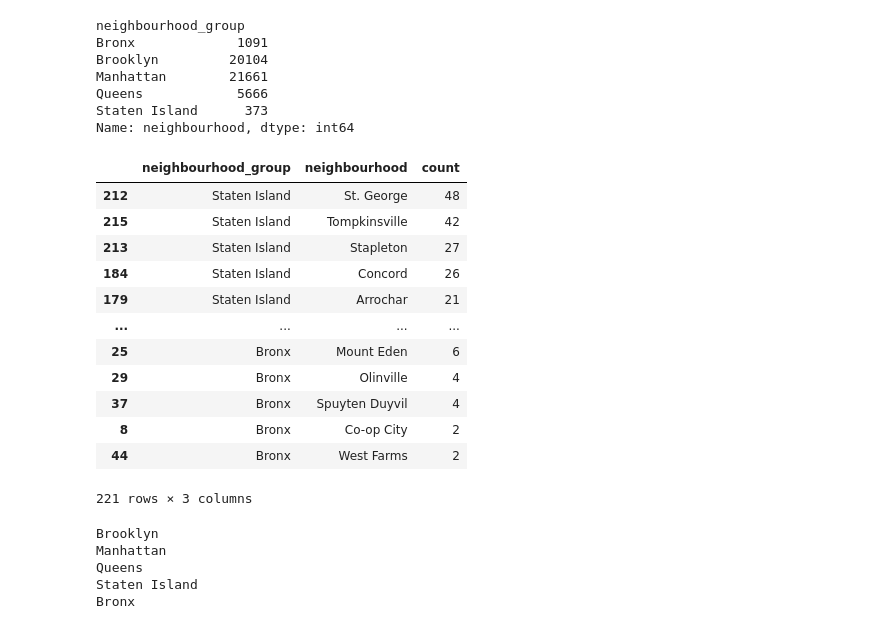
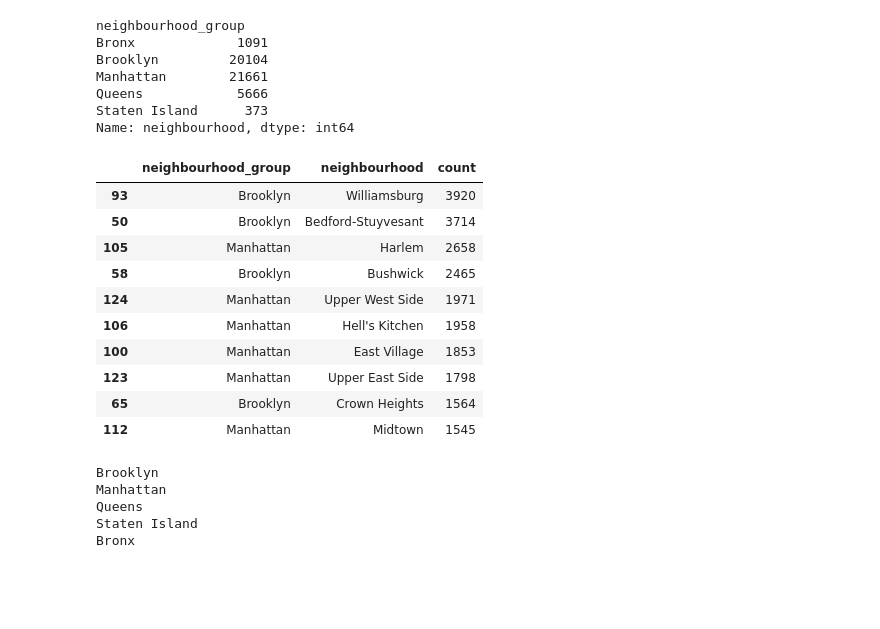
Before and after one commit to Sanjaycsk/AirBnb-EDA, a Jupyter notebook: AirBnB_Project.ipynb, the cells around one changed output. Drawn from its saved outputs; the diff is of its cells as text; code cells hidden in the pictures; blank space fills up the shorter version.

```diff
--- a/AirBnB_Project.ipynb
+++ b/AirBnB_Project.ipynb
@@ -177,24 +180,22 @@ Name: neighbourhood, dtype: int64
 # %%
 # nieghbourhood_groupby2
 # %%
-multi_group_var = airbnb_file[['neighbourhood_group','neighbourhood']].groupby(['neighbourhood_group','neighbourhood'])['neighbourhood'].count().reset_index(name='count').sort_values(['neighbourhood_group','count'], ascending=[False,False])
+multi_group_var = airbnb_file[['neighbourhood_group','neighbourhood']].groupby(['neighbourhood_group','neighbourhood'])['neighbourhood'].count().reset_index(name='count').sort_values(['count'], ascending=False)
 # %%
-#Top 5
-multi_group_var
+#Top 10
+multi_group_var.head(10)
 # %% [output]
 |  | neighbourhood_group | neighbourhood | count |
-| 212 | Staten Island | St. George | 48 |
-| 215 | Staten Island | Tompkinsville | 42 |
-| 213 | Staten Island | Stapleton | 27 |
-| 184 | Staten Island | Concord | 26 |
-| 179 | Staten Island | Arrochar | 21 |
-| ... | ... | ... | ... |
-| 25 | Bronx | Mount Eden | 6 |
-| 29 | Bronx | Olinville | 4 |
-| 37 | Bronx | Spuyten Duyvil | 4 |
-| 8 | Bronx | Co-op City | 2 |
-| 44 | Bronx | West Farms | 2 |
+| 93 | Brooklyn | Williamsburg | 3920 |
+| 50 | Brooklyn | Bedford-Stuyvesant | 3714 |
+| 105 | Manhattan | Harlem | 2658 |
+| 58 | Brooklyn | Bushwick | 2465 |
+| 124 | Manhattan | Upper West Side | 1971 |
+| 106 | Manhattan | Hell's Kitchen | 1958 |
+| 100 | Manhattan | East Village | 1853 |
+| 123 | Manhattan | Upper East Side | 1798 |
+| 65 | Brooklyn | Crown Heights | 1564 |
+| 112 | Manhattan | Midtown | 1545 |
-221 rows × 3 columns
 # %%
 Unique_neighbourhood_group = pd.unique(airbnb_file['neighbourhood_group']).tolist()
 i =1
```
Also changed, not shown: parts of 18 cells of this notebook.
